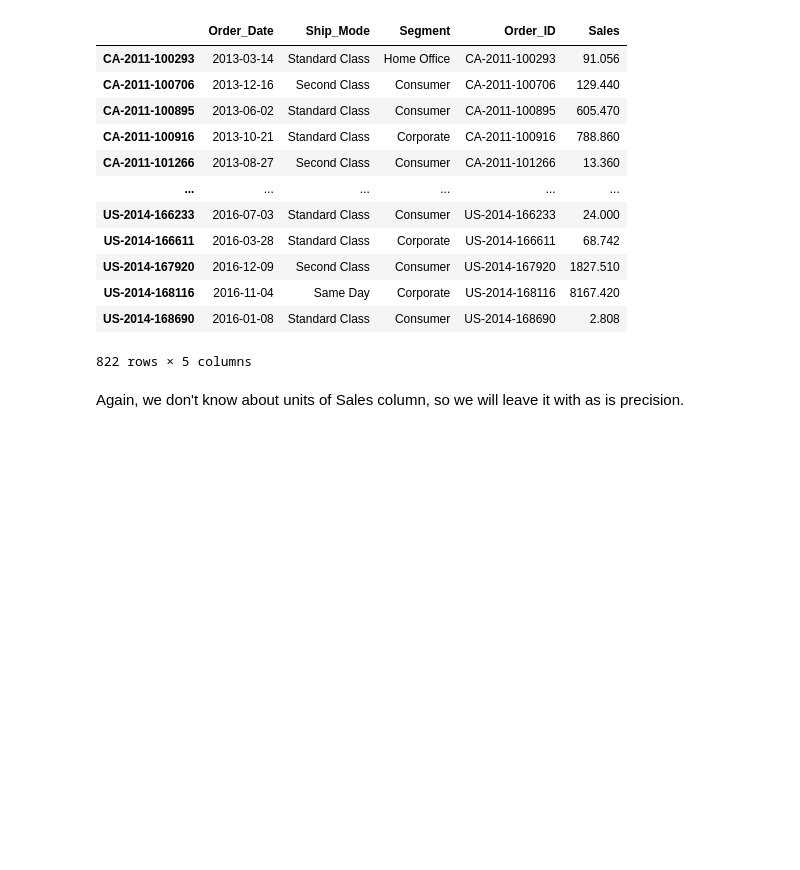
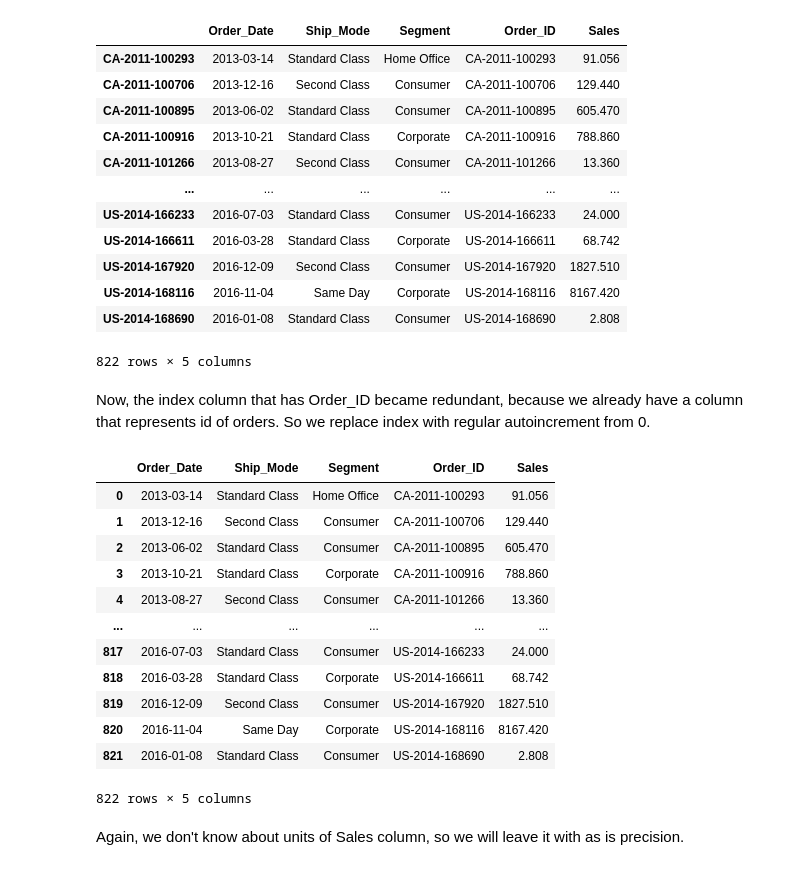
Before and after one commit to KilovoIt/Data-Science, a Jupyter notebook: Data Organizing Example/data_organizing_2.ipynb, the cells around one changed output. Drawn from its saved outputs; the diff is of its cells as text; code cells hidden in the pictures; blank space fills up the shorter version.

```diff
--- a/Data Organizing Example/data_organizing_2.ipynb
+++ b/Data Organizing Example/data_organizing_2.ipynb
@@ -137,6 +139,25 @@ df_final
 | US-2014-168116 | 2016-11-04 | Same Day | Corporate | US-2014-168116 | 8167.420 |
 | US-2014-168690 | 2016-01-08 | Standard Class | Consumer | US-2014-168690 | 2.808 |
 822 rows × 5 columns
+# %% [markdown]
+Now, the index column that has Order_ID became redundant, because we already have a column that represents id of orders. So we replace index with regular autoincrement from 0.
+# %%
+df_final.reset_index(drop=True, inplace=True)
+df_final
+# %% [output]
+|  | Order_Date | Ship_Mode | Segment | Order_ID | Sales |
+| 0 | 2013-03-14 | Standard Class | Home Office | CA-2011-100293 | 91.056 |
+| 1 | 2013-12-16 | Second Class | Consumer | CA-2011-100706 | 129.440 |
+| 2 | 2013-06-02 | Standard Class | Consumer | CA-2011-100895 | 605.470 |
+| 3 | 2013-10-21 | Standard Class | Corporate | CA-2011-100916 | 788.860 |
+| 4 | 2013-08-27 | Second Class | Consumer | CA-2011-101266 | 13.360 |
+| ... | ... | ... | ... | ... | ... |
+| 817 | 2016-07-03 | Standard Class | Consumer | US-2014-166233 | 24.000 |
+| 818 | 2016-03-28 | Standard Class | Corporate | US-2014-166611 | 68.742 |
+| 819 | 2016-12-09 | Second Class | Consumer | US-2014-167920 | 1827.510 |
+| 820 | 2016-11-04 | Same Day | Corporate | US-2014-168116 | 8167.420 |
+| 821 | 2016-01-08 | Standard Class | Consumer | US-2014-168690 | 2.808 |
+822 rows × 5 columns
 # %% [markdown]
 Again, we don't know about units of Sales column, so we will leave it with as is precision.
 # %% [markdown]
```
Also changed, not shown: parts of 4 cells of this notebook, 1 other file.
